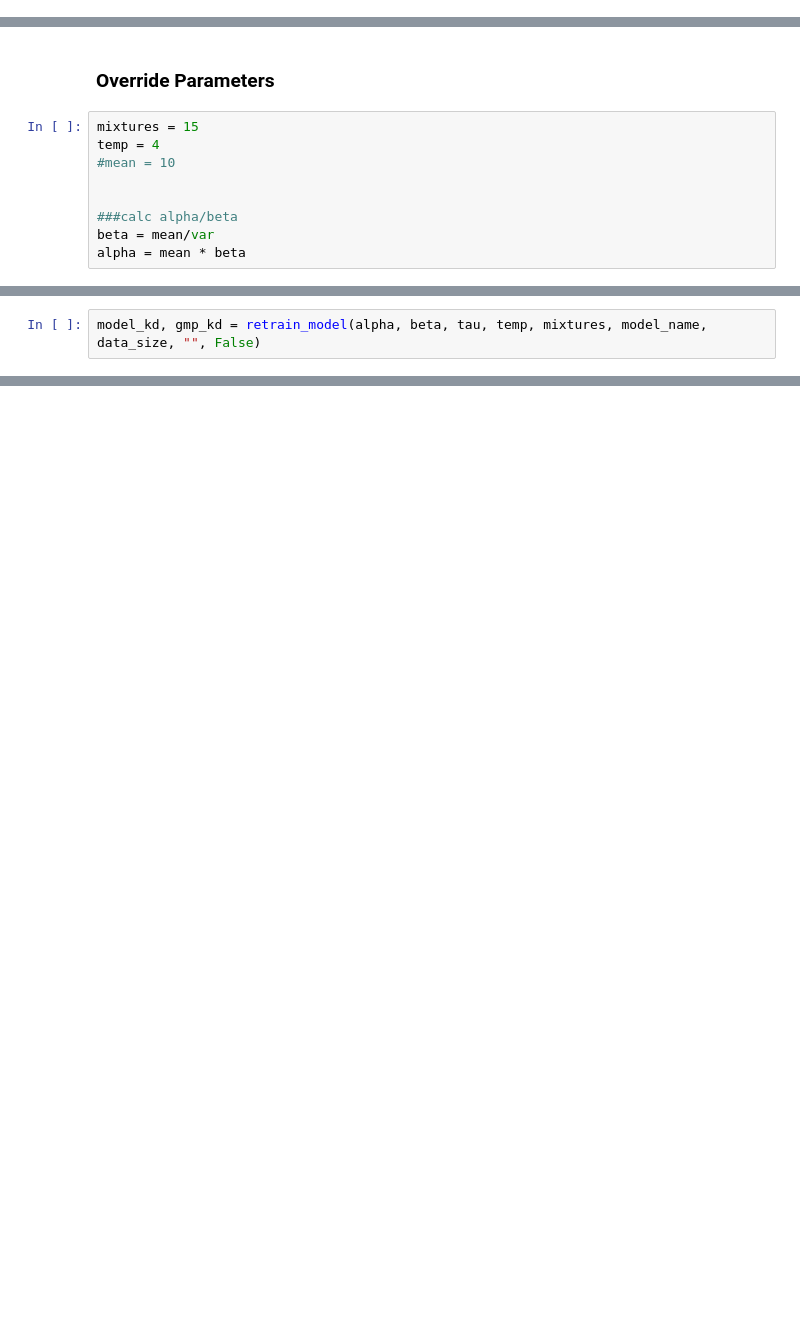
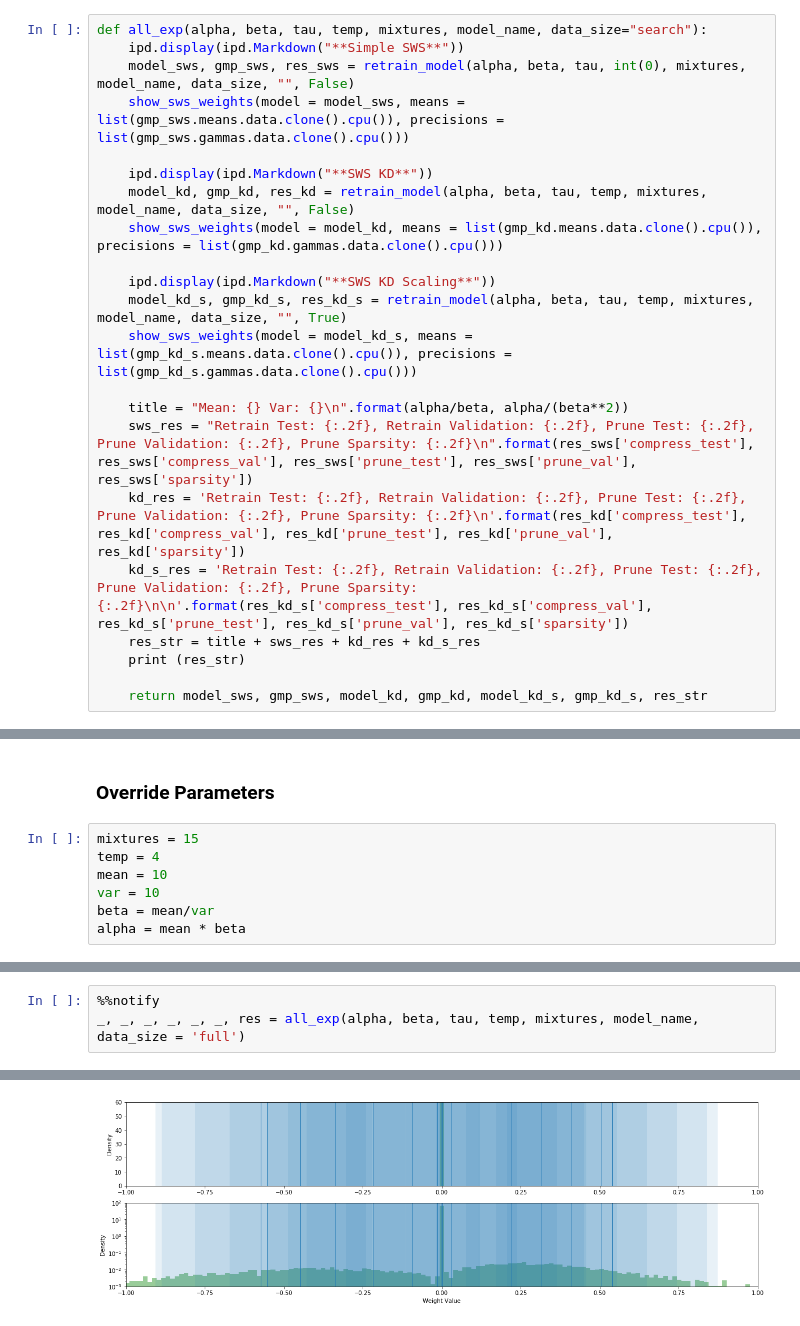
Before and after one commit to okz12/NN_compression, a Jupyter notebook: notebooks/all_exp.ipynb, the cells around one changed output, grey strips where cells are left out. Drawn from its saved outputs; the diff is of its cells as text; blank space fills up the shorter version.

Commit message:
Graphed results

```diff
--- a/notebooks/all_exp.ipynb
+++ b/notebooks/all_exp.ipynb
@@ -43,3 +45,25 @@ test_labels_full = Variable(test_data(fetch='labels')).cuda()
+# %%
+def all_exp(alpha, beta, tau, temp, mixtures, model_name, data_size="search"):
+    ipd.display(ipd.Markdown("**Simple SWS**"))
+    model_sws, gmp_sws, res_sws = retrain_model(alpha, beta, tau, int(0), mixtures, model_name, data_size, "", False)
+    show_sws_weights(model = model_sws, means = list(gmp_sws.means.data.clone().cpu()), precisions = list(gmp_sws.gammas.data.clone().cpu()))
+
+    ipd.display(ipd.Markdown("**SWS KD**"))
+    model_kd, gmp_kd, res_kd = retrain_model(alpha, beta, tau, temp, mixtures, model_name, data_size, "", False)
+    show_sws_weights(model = model_kd, means = list(gmp_kd.means.data.clone().cpu()), precisions = list(gmp_kd.gammas.data.clone().cpu()))
+
+    ipd.display(ipd.Markdown("**SWS KD Scaling**"))
+    model_kd_s, gmp_kd_s, res_kd_s = retrain_model(alpha, beta, tau, temp, mixtures, model_name, data_size, "", True)
+    show_sws_weights(model = model_kd_s, means = list(gmp_kd_s.means.data.clone().cpu()), precisions = list(gmp_kd_s.gammas.data.clone().cpu()))
+
+    title = "Mean: {} Var: {}\n".format(alpha/beta, alpha/(beta**2))
+    sws_res = "Retrain Test: {:.2f}, Retrain Validation: {:.2f}, Prune Test: {:.2f}, Prune Validation: {:.2f}, Prune Sparsity: {:.2f}\n".format(res_sws['compress_test'], res_sws['compress_val'], res_sws['prune_test'], res_sws['prune_val'], res_sws['sparsity'])
+    kd_res = 'Retrain Test: {:.2f}, Retrain Validation: {:.2f}, Prune Test: {:.2f}, Prune Validation: {:.2f}, Prune Sparsity: {:.2f}\n'.format(res_kd['compress_test'], res_kd['compress_val'], res_kd['prune_test'], res_kd['prune_val'], res_kd['sparsity'])
+    kd_s_res = 'Retrain Test: {:.2f}, Retrain Validation: {:.2f}, Prune Test: {:.2f}, Prune Validation: {:.2f}, Prune Sparsity: {:.2f}\n\n'.format(res_kd_s['compress_test'], res_kd_s['compress_val'], res_kd_s['prune_test'], res_kd_s['prune_val'], res_kd_s['sparsity'])
+    res_str = title + sws_res + kd_res + kd_s_res
+    print (res_str)
+
+    return model_sws, gmp_sws, model_kd, gmp_kd, model_kd_s, gmp_kd_s, res_str
 # %% [markdown]
 ### Load good hyperparameters
 # %%
@@ -59,9 +85,7 @@ data_size = 'search'
 # %%
 mixtures = 15
 temp = 4
-#mean = 10
-
-
-###calc alpha/beta
+mean = 10
+var = 10
 beta = mean/var
 alpha = mean * beta
@@ -88,3 +92,4 @@ show_sws_weights(model = model_sws, means = list(gmp_sws.means.data.clone().cpu(
 # %%
-model_kd, gmp_kd = retrain_model(alpha, beta, tau, temp, mixtures, model_name, data_size, "", False)
+%%notify
+_, _, _, _, _, _, res = all_exp(alpha, beta, tau, temp, mixtures, model_name, data_size = 'full')
 # %% [output]
@@ -98,0 +106 @@ Retrain Test: 96.81, Retrain Validation: 96.54, Prune Test: 94.71, Prune Validat
+[figure, added]
```
Also changed, not shown: parts of 14 cells of this notebook, 4 other files.
